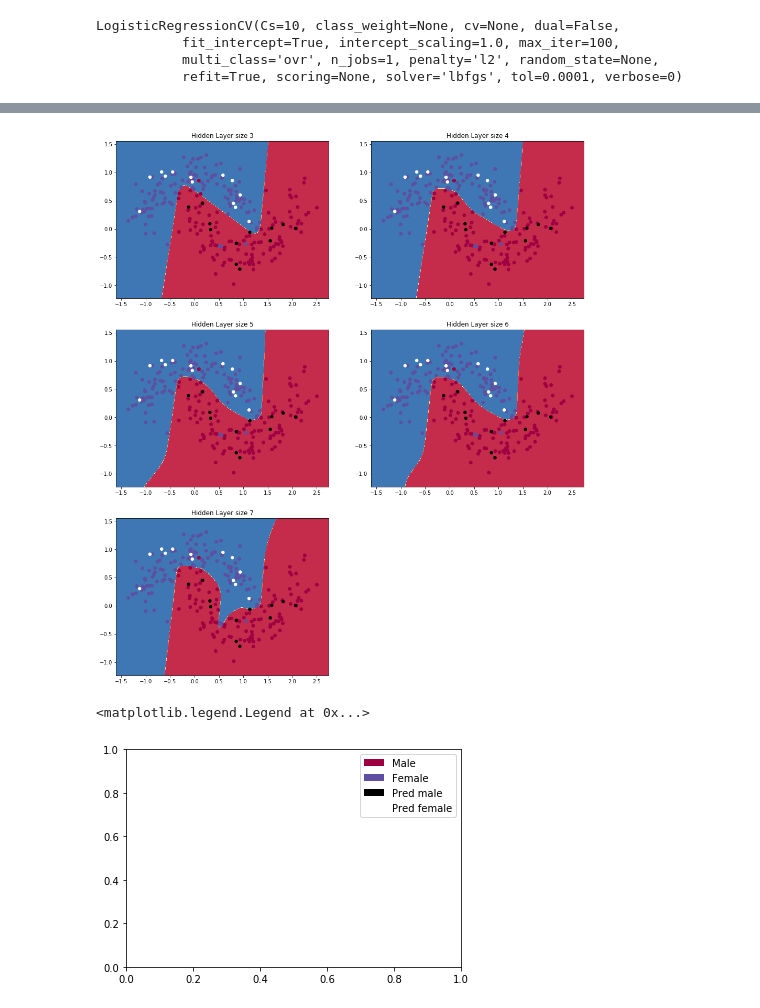
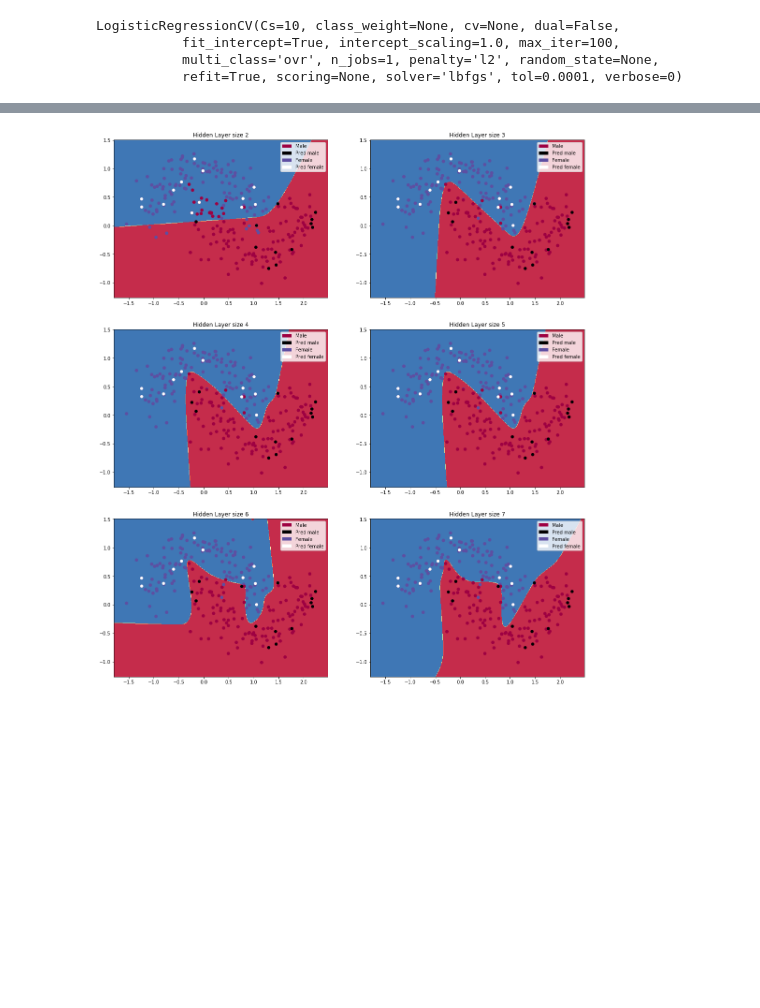
Before and after one commit to FD253/wildml, a Jupyter notebook: nn-from-scratch.ipynb, the cells around one changed output, grey strips where cells are left out. Saved outputs shown, nothing was run; the diff lists cells and outputs as text; code cells hidden in the pictures; blank space fills up the shorter version.

```diff
--- a/nn-from-scratch.ipynb
+++ b/nn-from-scratch.ipynb
@@ -86,6 +82,6 @@ def calc_loss(model):
 # %%
-def predict(model, x): # x now is one example
-    probs, _ = forward_pass(model, x)
+def predict(model, X):
+    probs, _ = forward_pass(model, X)
     return np.argmax(probs, axis=1)
 # %%
 def show_legend():
@@ -99,39 +95,32 @@ def show_legend():
 # %%
 X_train, X_test, y_train, y_test = train_test_split(X, y, test_size=0.1)
-X = X_train
-y = y_train
 # %%
-# rockandrollnenene
+input_size = 2 # input layer dimensionality -> position in the plane
+output_size = 2 # output layer dimensionality -> male/female
 
-N = len(X) # training set size
-input_size = 2 # input layer dimensionality
-output_size = 2 # output layer dimensionality
-
-lr = 0.02 # learning rate for gradient descent
-reg = 0.01 # regularization strength
-
-def make_model(epochs, hidden_size, print_loss=None):
-
+def make_model(X, y, epochs, hidden_size, print_loss=None, lr=0.02, reg=0.01):
+    N = len(X) # training set size
     model = {}
     model['W1'] = np.random.randn(input_size, hidden_size) / np.sqrt(input_size)
     model['b1'] = np.zeros((1, hidden_size))
     model['W2'] = np.random.randn(hidden_size, output_size) / np.sqrt(hidden_size)
     model['b2'] = np.zeros((1, output_size))
 
-    # Gradient descent. For each batch...
     for i in range(epochs):
 
+        # Forward
         probs, a1 = forward_pass(model, X)
 
-        # Backpropagation
-        delta3 = my_softmax(probs, backward=True)
+        # Backward
+        delta3 = probs
+        delta3[range(N), y] -= 1
         dW2 = (a1.T).dot(delta3)
         db2 = np.sum(delta3, axis=0, keepdims=True)
         delta2 = delta3.dot(model['W2'].T) * my_tanh(a1, backward=True)
         dW1 = np.dot(X.T, delta2)
         db1 = np.sum(delta2, axis=0)
 
-        # Add regularization terms (b1 and b2 don't have regularization terms)
+        # Add regularization terms (weights only)
         dW2 += reg * model['W2']
         dW1 += reg * model['W1']
 
@@ -144,8 +133,8 @@ def make_model(epochs, hidden_size, print_loss=None):
         # Optionally print the loss.
         # This is expensive because it uses the whole dataset, so we don't want to do it too often.
         if print_loss is not None and i % print_loss == 0:
-          print("Loss after iteration %i: %f" %(i, calc_loss(model)))
+          print("Loss after iteration %i: %f" %(i, calc_loss(model, X_train, y_train, reg=reg)))
     return model
 # %%
-model = make_model(print_loss=5000, epochs=25000, hidden_size=3)
+model = make_model(X_train, y_train, print_loss=5000, epochs=25001, hidden_size=3)
 # %% [output]
@@ -167,13 +157,14 @@ show_legend()
 # %%
-plt.figure(figsize=(16, 32))
-hidden_sizes = [3, 4, 5, 6, 7]
+plt.figure(figsize=(18, 36))
+hidden_sizes = [2, 3, 4, 5, 6, 7]
+
 for i, hidden_size in enumerate(hidden_sizes):
     plt.subplot(5, 2, i+1)
     plt.title('Hidden Layer size %d' % hidden_size)
-    model = make_model(epochs=30001, hidden_size=hidden_size, print_loss=10000)
+    model = make_model(X_train, y_train, 50001, hidden_sizes[i], print_loss=10000, lr=0.01)
     predictions = predict(model, X_test)
     plot_decision_boundary(lambda x: predict(model, x))
     plt.scatter(X_test[:,0], X_test[:,1], s=30, c=predictions, cmap=plt.cm.binary)
+    show_legend()
 plt.show()
-show_legend()
 # %% [output]
@@ -200,3 +188 @@ Loss after iteration 30000: 0.053238
-[figure, old version]
+[figure, new version]
-<matplotlib.legend.Legend at 0x...>
-[figure, removed]
```
Also changed, not shown: parts of 9 cells of this notebook.
